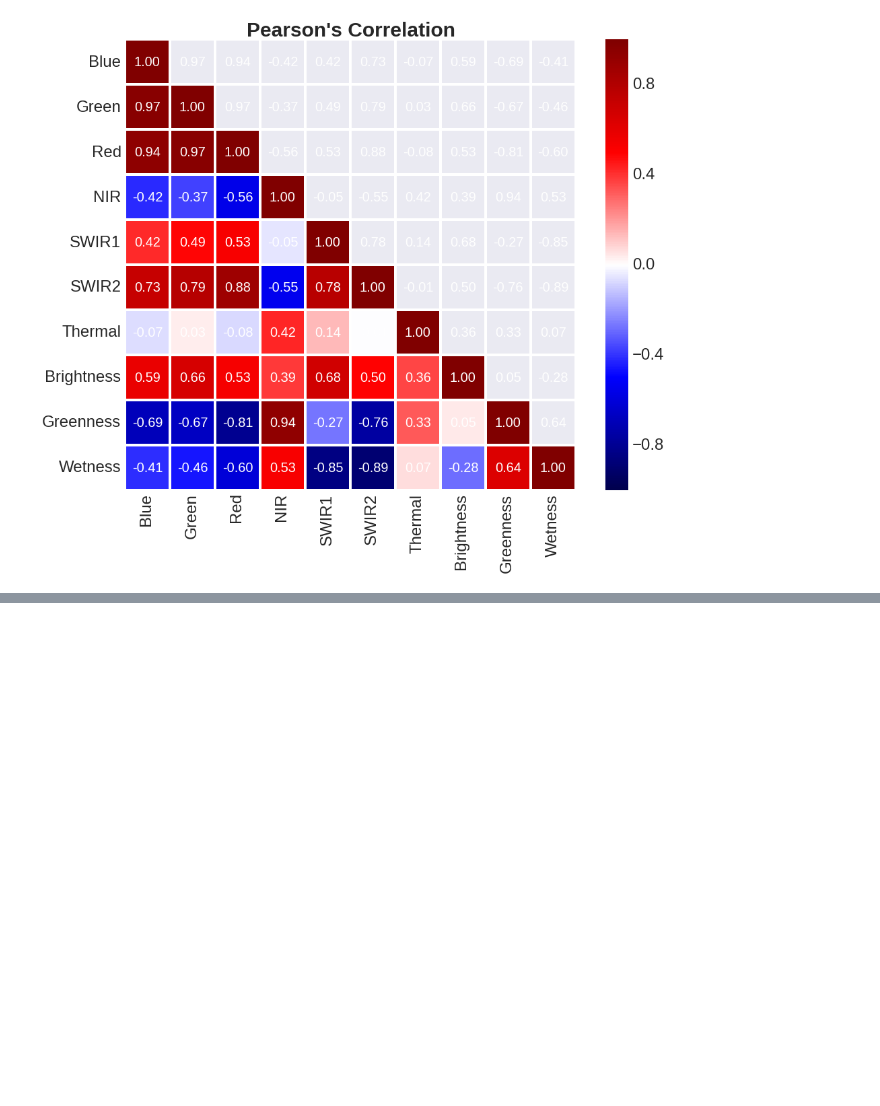
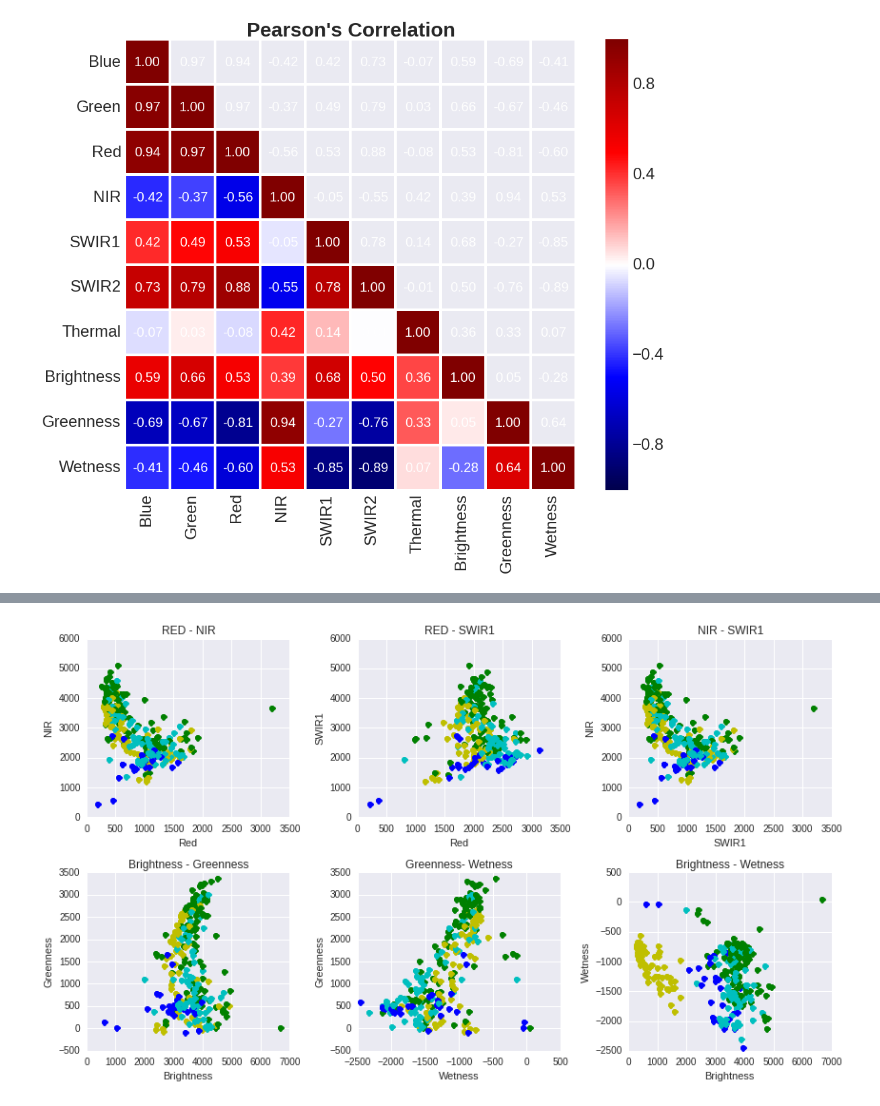
Before and after one commit to valpasq/notebooks, a Jupyter notebook: Correlation.ipynb, the cells around one changed output, grey strips where cells are left out. Cells and saved outputs as stored; diff of their text form; code cells hidden in the pictures; blank space fills up the shorter version.

Commit message:
added seasonal symbology to correlation scatterplots

```diff
--- a/Correlation.ipynb
+++ b/Correlation.ipynb
@@ -201 +158,98 @@ plt.show()
+# %%
+fig1 = plt.figure(figsize=(12,7))
+
+plt.subplot2grid((2,3),(0,0))
+#plt.plot(Y[2, :], Y[3, :], 'ko')
+for date in dt_dates:
+    if date.month == 11 or date.month == 12 or date.month == 1 or date.month == 2 or date.month == 3:
+        plt.plot(Y[2, np.where(dt_dates==date)], Y[3, np.where(dt_dates==date)],'bo')
+    elif date.month == 4 or date.month == 5:
+        plt.plot(Y[2, np.where(dt_dates==date)], Y[3, np.where(dt_dates==date)],'co')
+    elif date.month == 6 or date.month == 7 or date.month == 8:
+        plt.plot(Y[2, np.where(dt_dates==date)], Y[3, np.where(dt_dates==date)],'go')
+    else:
+        plt.plot(Y[2, np.where(dt_dates==date)], Y[3, np.where(dt_dates==date)],'yo')
+plt.ylabel('NIR')
+plt.xlabel('Red')
+plt.title('RED - NIR')
+
+plt.subplot2grid((2,3),(0,2))
+#plt.plot(Y[2, :], Y[4, :], 'ko')
+for date in dt_dates:
+    if date.month == 11 or date.month == 12 or date.month == 1 or date.month == 2 or date.month == 3:
+        plt.plot(Y[2, np.where(dt_dates==date)], Y[3, np.where(dt_dates==date)],'bo')
+    elif date.month == 4 or date.month == 5:
+        plt.plot(Y[2, np.where(dt_dates==date)], Y[3, np.where(dt_dates==date)],'co')
+    elif date.month == 6 or date.month == 7 or date.month == 8:
+        plt.plot(Y[2, np.where(dt_dates==date)], Y[3, np.where(dt_dates==date)],'go')
+    else:
+        plt.plot(Y[2, np.where(dt_dates==date)], Y[3, np.where(dt_dates==date)],'yo')
+plt.ylabel('NIR')
+plt.xlabel('SWIR1')
+plt.title('NIR - SWIR1')
+
+plt.subplot2grid((2,3),(0,1))
+#plt.plot(Y[4, :], Y[3, :], 'ko')
+for date in dt_dates:
+    if date.month == 11 or date.month == 12 or date.month == 1 or date.month == 2 or date.month == 3:
+        plt.plot(Y[4, np.where(dt_dates==date)], Y[3, np.where(dt_dates==date)],'bo')
+    elif date.month == 4 or date.month == 5:
+        plt.plot(Y[4, np.where(dt_dates==date)], Y[3, np.where(dt_dates==date)],'co')
+    elif date.month == 6 or date.month == 7 or date.month == 8:
+        plt.plot(Y[4, np.where(dt_dates==date)], Y[3, np.where(dt_dates==date)],'go')
+    else:
+        plt.plot(Y[4, np.where(dt_dates==date)], Y[3, np.where(dt_dates==date)],'yo')
+plt.ylabel('SWIR1')
+plt.xlabel('Red')
+plt.title('RED - SWIR1')
+
+plt.subplot2grid((2,3),(1,0))
+#plt.plot(Y[7, :], Y[8, :], 'ko')
+for date in dt_dates:
+    if date.month == 11 or date.month == 12 or date.month == 1 or date.month == 2 or date.month == 3:
+        plt.plot(Y[7, np.where(dt_dates==date)], Y[8, np.where(dt_dates==date)],'bo')
+    elif date.month == 4 or date.month == 5:
+        plt.plot(Y[7, np.where(dt_dates==date)], Y[8, np.where(dt_dates==date)],'co')
+    elif date.month == 6 or date.month == 7 or date.month == 8:
+        plt.plot(Y[7, np.where(dt_dates==date)], Y[8, np.where(dt_dates==date)],'go')
+    else:
+        plt.plot(Y[7, np.where(dt_dates==date)], Y[8, np.where(dt_dates==date)],'yo')
+plt.ylabel('Greenness')
+plt.xlabel('Brightness')
+plt.title('Brightness - Greenness')
+
+plt.subplot2grid((2,3),(1,2))
+#plt.plot(Y[7, :], Y[9, :], 'ko')
+for date in dt_dates:
+    if date.month == 11 or date.month == 12 or date.month == 1 or date.month == 2 or date.month == 3:
+        plt.plot(Y[7, np.where(dt_dates==date)], Y[9, np.where(dt_dates==date)],'bo')
+    elif date.month == 4 or date.month == 5:
+        plt.plot(Y[7, np.where(dt_dates==date)], Y[9, np.where(dt_dates==date)],'co')
+    elif date.month == 6 or date.month == 7 or date.month == 8:
+        plt.plot(Y[7, np.where(dt_dates==date)], Y[9, np.where(dt_dates==date)],'go')
+    else:
+        plt.plot(Y[2, np.where(dt_dates==date)], Y[9, np.where(dt_dates==date)],'yo')
+plt.ylabel('Wetness')
+plt.xlabel('Brightness')
+plt.title('Brightness - Wetness')
+
+plt.subplot2grid((2,3),(1,1))
+#plt.plot(Y[9, :], Y[8, :], 'ko')
+for date in dt_dates:
+    if date.month == 11 or date.month == 12 or date.month == 1 or date.month == 2 or date.month == 3:
+        plt.plot(Y[9, np.where(dt_dates==date)], Y[8, np.where(dt_dates==date)],'bo')
+    elif date.month == 4 or date.month == 5:
+        plt.plot(Y[9, np.where(dt_dates==date)], Y[8, np.where(dt_dates==date)],'co')
+    elif date.month == 6 or date.month == 7 or date.month == 8:
+        plt.plot(Y[9, np.where(dt_dates==date)], Y[8, np.where(dt_dates==date)],'go')
+    else:
+        plt.plot(Y[9, np.where(dt_dates==date)], Y[8, np.where(dt_dates==date)],'yo')
+plt.ylabel('Greenness')
+plt.xlabel('Wetness')
+plt.title('Greenness- Wetness')
+
+fig1.tight_layout()
+plt.show()
+# %% [output]
+[figure, added]
 # %%
```
Also changed, not shown: parts of 2 cells of this notebook.
